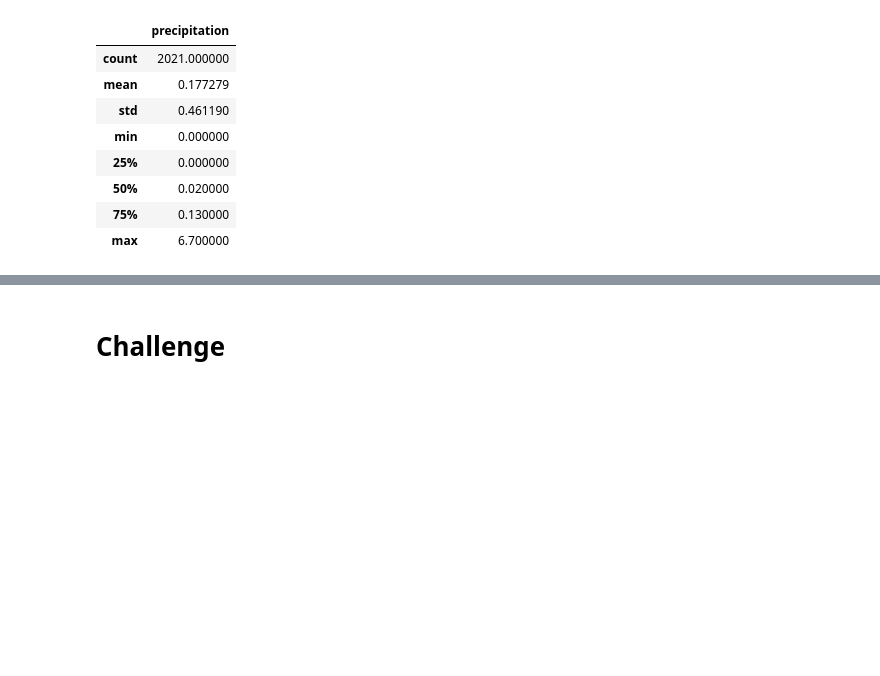
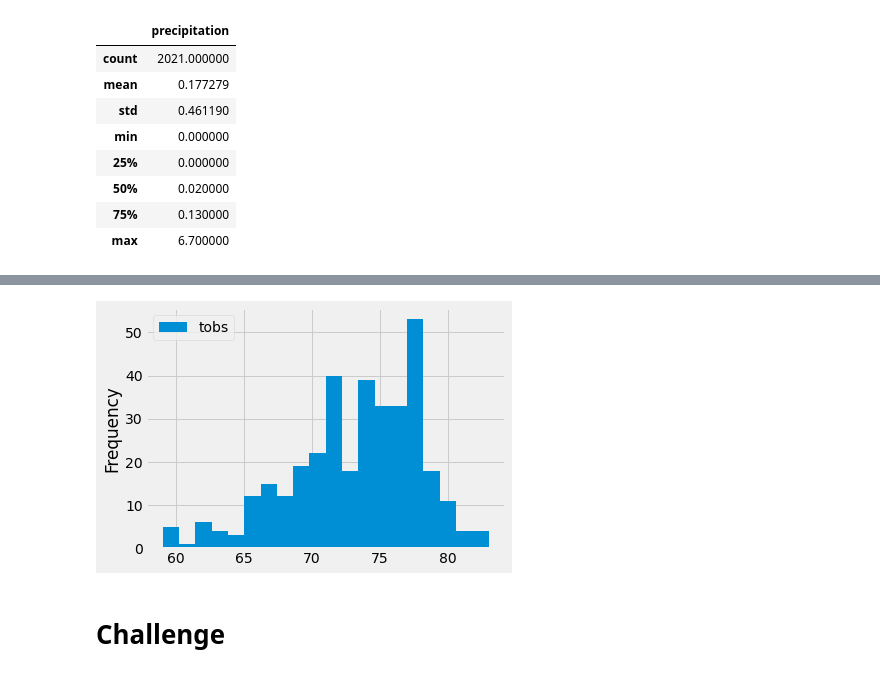
Before and after one commit to ashleycvirga/Surfs_Up, a Jupyter notebook: climate_analysis.ipynb, the cells around one changed output, grey strips where cells are left out. Drawn from its saved outputs; the diff is of its cells as text; code cells hidden in the pictures; blank space fills up the shorter version.

```diff
--- a/climate_analysis.ipynb
+++ b/climate_analysis.ipynb
@@ -86,3 +121,9 @@ df.describe()
+# %%
+# Skill Drill
+df.plot.hist(bins=20)
+plt.tight_layout()
+# %% [output]
+[figure, added]
 # %%
 # Write a function called `calc_temps` that will accept start date and end date in the format '%Y-%m-%d'
 # and return the minimum, average, and maximum temperatures for that range of dates
```
Also changed, not shown: parts of 5 cells of this notebook.
